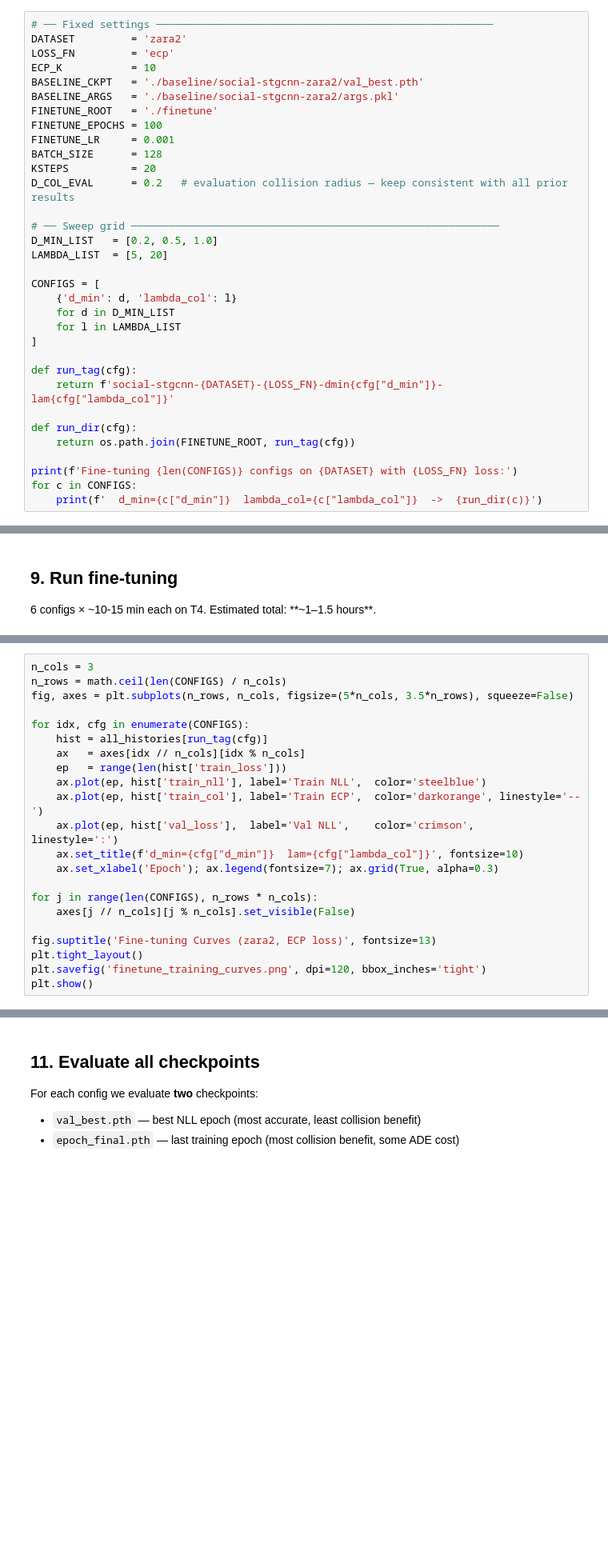
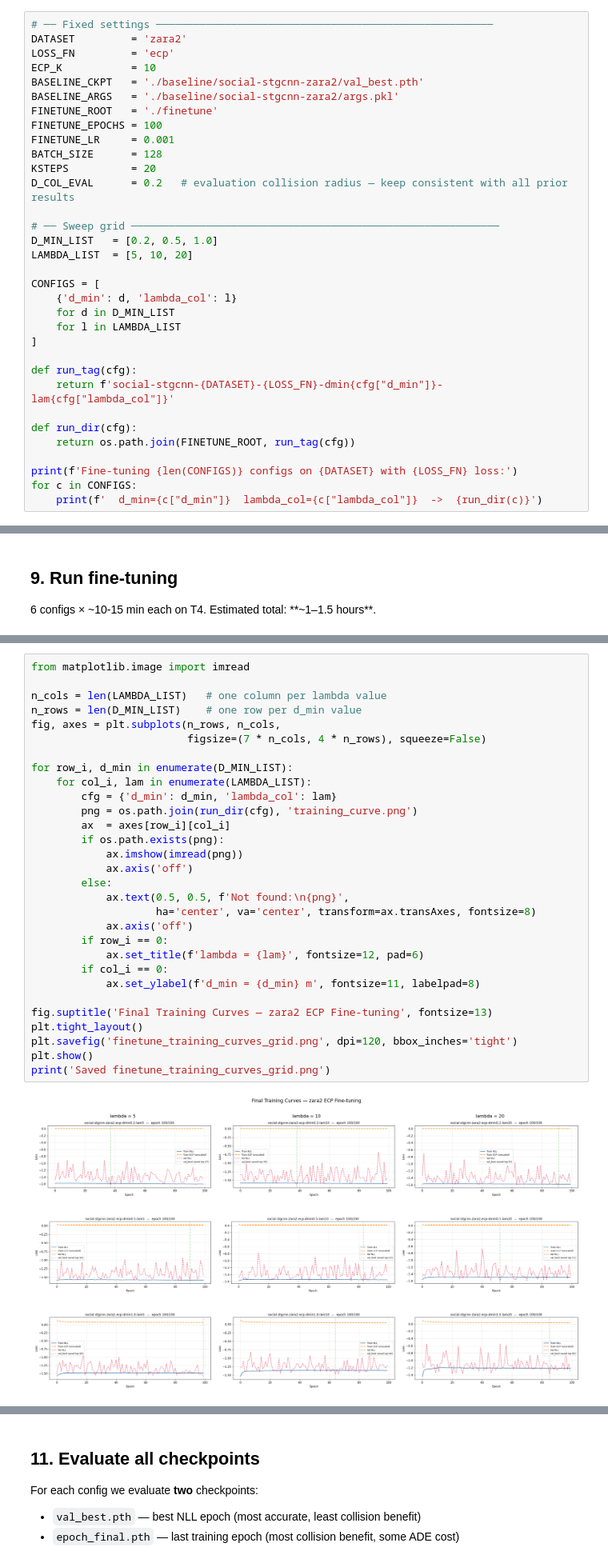
Before and after one commit to lyc95/Collision-Aware-Trajectory-Prediction, a Jupyter notebook: Colab_FineTune_zara2_ecp.ipynb, the cells around one changed output, grey strips where cells are left out. Shown at 80% size. Saved outputs shown, nothing was run; the diff lists cells and outputs as text; blank space fills up the shorter version.

Commit message:
zara2 parameter tunings

```diff
--- a/Colab_FineTune_zara2_ecp.ipynb
+++ b/Colab_FineTune_zara2_ecp.ipynb
@@ -98,7 +130,7 @@ D_COL_EVAL      = 0.2   # evaluation collision radius — keep consistent with a
 
 # ── Sweep grid ───────────────────────────────────────────────────────────
 D_MIN_LIST   = [0.2, 0.5, 1.0]
-LAMBDA_LIST  = [5, 20]
+LAMBDA_LIST  = [5, 10, 20]
 
 CONFIGS = [
     {'d_min': d, 'lambda_col': l}
@@ -408,22 +528,32 @@ print('\nAll fine-tuning runs complete.')
 # %%
-n_cols = 3
-n_rows = math.ceil(len(CONFIGS) / n_cols)
-fig, axes = plt.subplots(n_rows, n_cols, figsize=(5*n_cols, 3.5*n_rows), squeeze=False)
+from matplotlib.image import imread
 
-for idx, cfg in enumerate(CONFIGS):
-    hist = all_histories[run_tag(cfg)]
-    ax   = axes[idx // n_cols][idx % n_cols]
-    ep   = range(len(hist['train_loss']))
-    ax.plot(ep, hist['train_nll'], label='Train NLL',  color='steelblue')
-    ax.plot(ep, hist['train_col'], label='Train ECP',  color='darkorange', linestyle='--')
-    ax.plot(ep, hist['val_loss'],  label='Val NLL',    color='crimson',    linestyle=':')
-    ax.set_title(f'd_min={cfg["d_min"]}  lam={cfg["lambda_col"]}', fontsize=10)
-    ax.set_xlabel('Epoch'); ax.legend(fontsize=7); ax.grid(True, alpha=0.3)
+n_cols = len(LAMBDA_LIST)   # one column per lambda value
+n_rows = len(D_MIN_LIST)    # one row per d_min value
+fig, axes = plt.subplots(n_rows, n_cols,
+                         figsize=(7 * n_cols, 4 * n_rows), squeeze=False)
 
-for j in range(len(CONFIGS), n_rows * n_cols):
-    axes[j // n_cols][j % n_cols].set_visible(False)
+for row_i, d_min in enumerate(D_MIN_LIST):
+    for col_i, lam in enumerate(LAMBDA_LIST):
+        cfg = {'d_min': d_min, 'lambda_col': lam}
+        png = os.path.join(run_dir(cfg), 'training_curve.png')
+        ax  = axes[row_i][col_i]
+        if os.path.exists(png):
+            ax.imshow(imread(png))
+            ax.axis('off')
+        else:
+            ax.text(0.5, 0.5, f'Not found:\n{png}',
+                    ha='center', va='center', transform=ax.transAxes, fontsize=8)
+            ax.axis('off')
+        if row_i == 0:
+            ax.set_title(f'lambda = {lam}', fontsize=12, pad=6)
+        if col_i == 0:
+            ax.set_ylabel(f'd_min = {d_min} m', fontsize=11, labelpad=8)
 
-fig.suptitle('Fine-tuning Curves (zara2, ECP loss)', fontsize=13)
+fig.suptitle('Final Training Curves — zara2 ECP Fine-tuning', fontsize=13)
 plt.tight_layout()
-plt.savefig('finetune_training_curves.png', dpi=120, bbox_inches='tight')
+plt.savefig('finetune_training_curves_grid.png', dpi=120, bbox_inches='tight')
 plt.show()
+print('Saved finetune_training_curves_grid.png')
+# %% [output]
+[figure, added]
```
Also changed, not shown: parts of 21 cells of this notebook, 57 other files.
